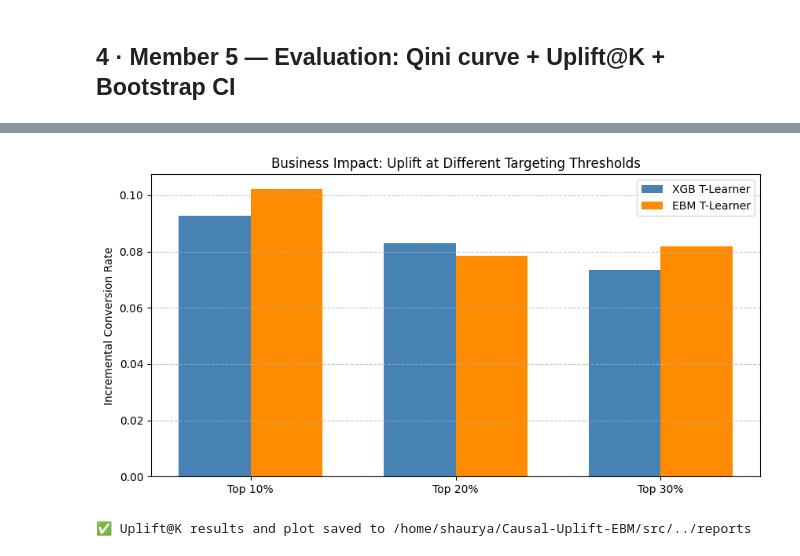
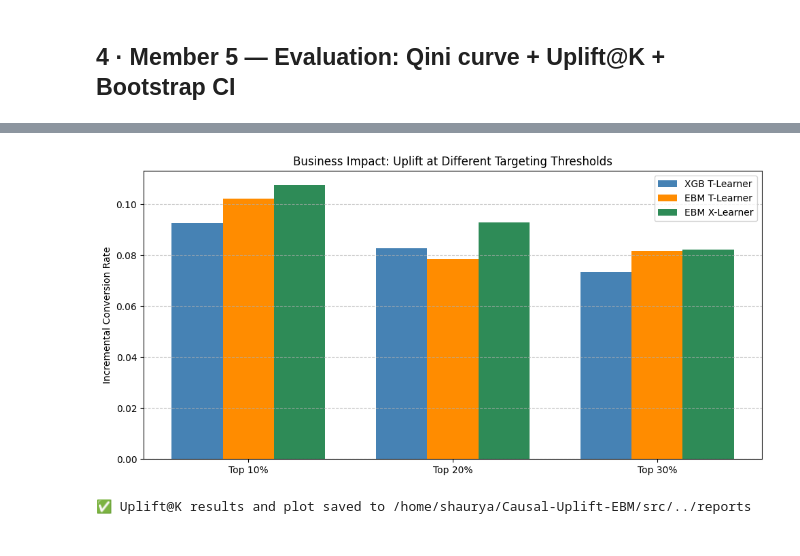
Before and after one commit to shaurya-manjkhola/Causal-Uplift-EBM, a Jupyter notebook: notebooks/02_modelling.ipynb, the cells around one changed output, grey strips where cells are left out. Saved outputs shown, nothing was run; the diff lists cells and outputs as text; code cells hidden in the pictures.

```diff
--- a/notebooks/02_modelling.ipynb
+++ b/notebooks/02_modelling.ipynb
@@ -668,22 +735,16 @@ Generating waterfall plots for indices: 10410, 1450, 6827
 # ============================================================
 # 4a. Generate uplift predictions on the HELD-OUT test set
 # ============================================================
-
-# Safeguard: Ensure X_test remains a DataFrame with 'category' dtypes
-# This prevents the 'could not convert string to float' error in XGBoost
 obj_cols = X_test.select_dtypes(include=['object']).columns.tolist()
 for col in obj_cols:
     X_test[col] = X_test[col].astype('category')
 
 print("Predicting uplift (this may take a few seconds)...")
 
-# IMPORTANT: Ensure your CustomTLearner.predict_uplift doesn't force to_numpy()
-# If the error persists, we will use the models directly:
 try:
     uplift_xgb = tlearner_xgb.predict_uplift(X_test)
     uplift_ebm = tlearner_ebm.predict_uplift(X_test)
 except ValueError:
-    # Manual fallback if CustomTLearner.py has a hardcoded .to_numpy() inside it
     print("Detected forced numpy conversion in TLearner class. Using manual fallback...")
     mu1_xgb = tlearner_xgb.model_t1_.predict_proba(X_test)[:, 1]
     mu0_xgb = tlearner_xgb.model_t0_.predict_proba(X_test)[:, 1]
@@ -693,13 +754,18 @@ except ValueError:
     mu0_ebm = tlearner_ebm.model_t0_.predict_proba(X_test)[:, 1]
     uplift_ebm = mu1_ebm - mu0_ebm
 
-print(f'XGB uplift — mean: {uplift_xgb.mean():.4f}  std: {uplift_xgb.std():.4f}')
-print(f'EBM uplift — mean: {uplift_ebm.mean():.4f}  std: {uplift_ebm.std():.4f}')
+# X-Learner prediction (EBM handles categoricals natively — no fallback needed)
+uplift_xebm = xlearner_ebm.predict_uplift(X_test)
+
+print(f'XGB  uplift — mean: {uplift_xgb.mean():.4f}  std: {uplift_xgb.std():.4f}')
+print(f'EBM  uplift — mean: {uplift_ebm.mean():.4f}  std: {uplift_ebm.std():.4f}')
+print(f'XEBM uplift — mean: {uplift_xebm.mean():.4f}  std: {uplift_xebm.std():.4f}')
 
 # Distribution Plot
 plt.figure(figsize=(9, 4))
-plt.hist(uplift_xgb, bins=60, alpha=0.5, label='XGB T-Learner', density=True)
-plt.hist(uplift_ebm, bins=60, alpha=0.5, label='EBM T-Learner', density=True)
+plt.hist(uplift_xgb,  bins=60, alpha=0.5, label='XGB T-Learner',  density=True, color='steelblue')
+plt.hist(uplift_ebm,  bins=60, alpha=0.5, label='EBM T-Learner',  density=True, color='darkorange')
+plt.hist(uplift_xebm, bins=60, alpha=0.5, label='EBM X-Learner',  density=True, color='seagreen')
 plt.axvline(0, color='black', linestyle='--', linewidth=0.8)
 plt.xlabel('Predicted uplift τ(X)'); plt.ylabel('Density')
 plt.title('Distribution of predicted uplift scores')
@@ -853,65 +914,52 @@ EBM AUQC Mean: 283.6714 | 95% CI: [224.2935, 357.4098]
 # ============================================================
 # 4d. Uplift@K  —  the business metric
 # ============================================================
-# This calculates the REAL incremental conversion rate we see in
-# the top-K percent of our predicted 'Persuadables'.
-
 def uplift_at_k(y_true, uplift_scores, treatment, k_frac):
-    """
-    Computes the difference in conversion rates between Treated and Control
-    within the top k_frac of the population.
-    """
     n = len(y_true)
-    k = max(1, int(n * k_frac)) # Ensure at least 1 user is selected
-
-    # Rank users by descending predicted uplift
+    k = max(1, int(n * k_frac))
     top_k_idx = np.argsort(uplift_scores)[::-1][:k]
-
-    y_topk  = y_true[top_k_idx]
-    t_topk  = treatment[top_k_idx]
-
-    # Calculate means only if group exists to avoid division by zero
+    y_topk = y_true[top_k_idx]
+    t_topk = treatment[top_k_idx]
     treated_conv = y_topk[t_topk == 1].mean() if np.sum(t_topk == 1) > 0 else 0
     control_conv = y_topk[t_topk == 0].mean() if np.sum(t_topk == 0) > 0 else 0
-
     return treated_conv - control_conv
 
-# 1. Evaluate at 10%, 20%, 30% targeting thresholds
 K_VALUES = [0.10, 0.20, 0.30]
 results = []
 
 print("Targeting Strategy Evaluation:")
-print("-" * 45)
+print("-" * 60)
 for k in K_VALUES:
-    u_xgb = uplift_at_k(y_test, uplift_xgb, t_test, k)
-    u_ebm = uplift_at_k(y_test, uplift_ebm, t_test, k)
+    u_xgb  = uplift_at_k(y_test, uplift_xgb,  t_test, k)
+    u_ebm  = uplift_at_k(y_test, uplift_ebm,  t_test, k)
+    u_xebm = uplift_at_k(y_test, uplift_xebm, t_test, k)
+    results.append({
+        'K_Frac':      k,
+        'Threshold':   f'Top {int(k*100)}%',
+        'XGB_Uplift':  u_xgb,
+        'EBM_Uplift':  u_ebm,
+        'XEBM_Uplift': u_xebm
+    })
+    print(f'{int(k*100):>3}% | XGB: {u_xgb:.4f} | EBM: {u_ebm:.4f} | XEBM: {u_xebm:.4f}')
 
-    results.append({
-        'K_Frac': k,
-        'Threshold': f'Top {int(k*100)}%',
-        'XGB_Uplift': u_xgb,
-        'EBM_Uplift': u_ebm
-    })
-    print(f'{int(k*100):>3}% Target | XGB Uplift: {u_xgb:.4f} | EBM Uplift: {u_ebm:.4f}')
-
-# 2. Save and Export
 results_df = pd.DataFrame(results)
 results_df.to_csv(os.path.join(RESULTS_DIR, 'uplift_at_k.csv'), index=False)
 
-# 3. Quick Visual Comparison
+# Bar chart — three models side by side
 plt.figure(figsize=(10, 5))
-x = np.arange(len(K_VALUES))
-width = 0.35
+x     = np.arange(len(K_VALUES))
+width = 0.25
 
-plt.bar(x - width/2, results_df['XGB_Uplift'], width, label='XGB T-Learner', color='steelblue')
-plt.bar(x + width/2, results_df['EBM_Uplift'], width, label='EBM T-Learner', color='darkorange')
+plt.bar(x - width, results_df['XGB_Uplift'],  width, label='XGB T-Learner', color='steelblue')
+plt.bar(x,         results_df['EBM_Uplift'],  width, label='EBM T-Learner', color='darkorange')
+plt.bar(x + width, results_df['XEBM_Uplift'], width, label='EBM X-Learner', color='seagreen')
 
 plt.ylabel('Incremental Conversion Rate')
 plt.title('Business Impact: Uplift at Different Targeting Thresholds')
 plt.xticks(x, results_df['Threshold'])
 plt.legend()
 plt.grid(axis='y', linestyle='--', alpha=0.7)
-
+plt.tight_layout()
 plt.savefig(os.path.join(RESULTS_DIR, 'uplift_at_k_comparison.png'), dpi=300)
 plt.show()
 
@@ -925,4 +973,4 @@ Targeting Strategy Evaluation:
-[figure, old version]
+[figure, new version]
 ✅ Uplift@K results and plot saved to /home/shaurya/Causal-Uplift-EBM/src/../reports
 # %%
 # ============================================================
```
Also changed, not shown: parts of 10 cells of this notebook, 11 other files.
